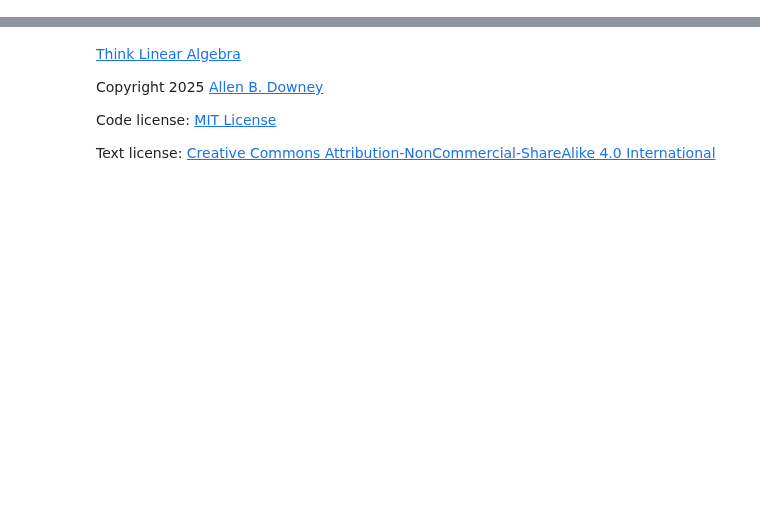
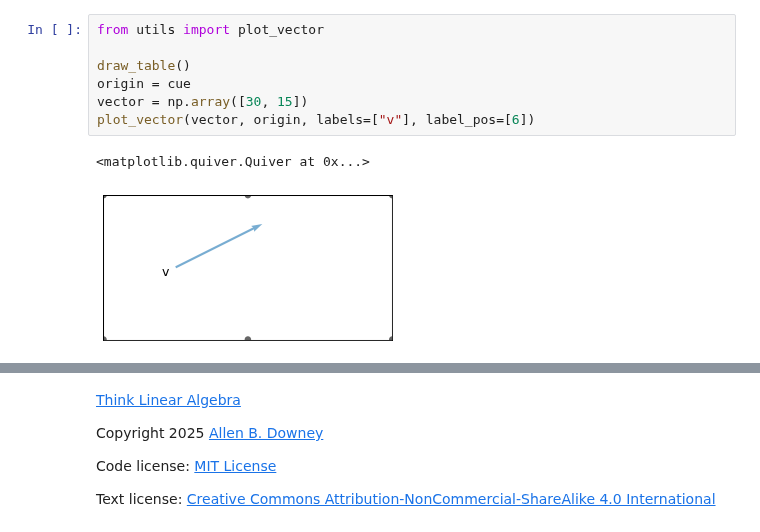
Before and after one commit to AllenDowney/ThinkLinearAlgebra, a Jupyter notebook: soln/dot.ipynb, the cells around one changed output, grey strips where cells are left out. Saved outputs shown, nothing was run; the diff lists cells and outputs as text; blank space fills up the shorter version.

```diff
--- a/soln/dot.ipynb
+++ b/soln/dot.ipynb
@@ -335 +302,11 @@ Start: (2, 2), Vector: (0.5, -1.0), End: (2.5, 1.0)
 [interactive output not drawn]
+# %%
+from utils import plot_vector
+
+draw_table()
+origin = cue
+vector = np.array([30, 15])
+plot_vector(vector, origin, labels=["v"], label_pos=[6])
+# %% [output]
+<matplotlib.quiver.Quiver at 0x...>
+[figure, added]
```
Also changed, not shown: parts of 7 cells of this notebook, 1 other file.
